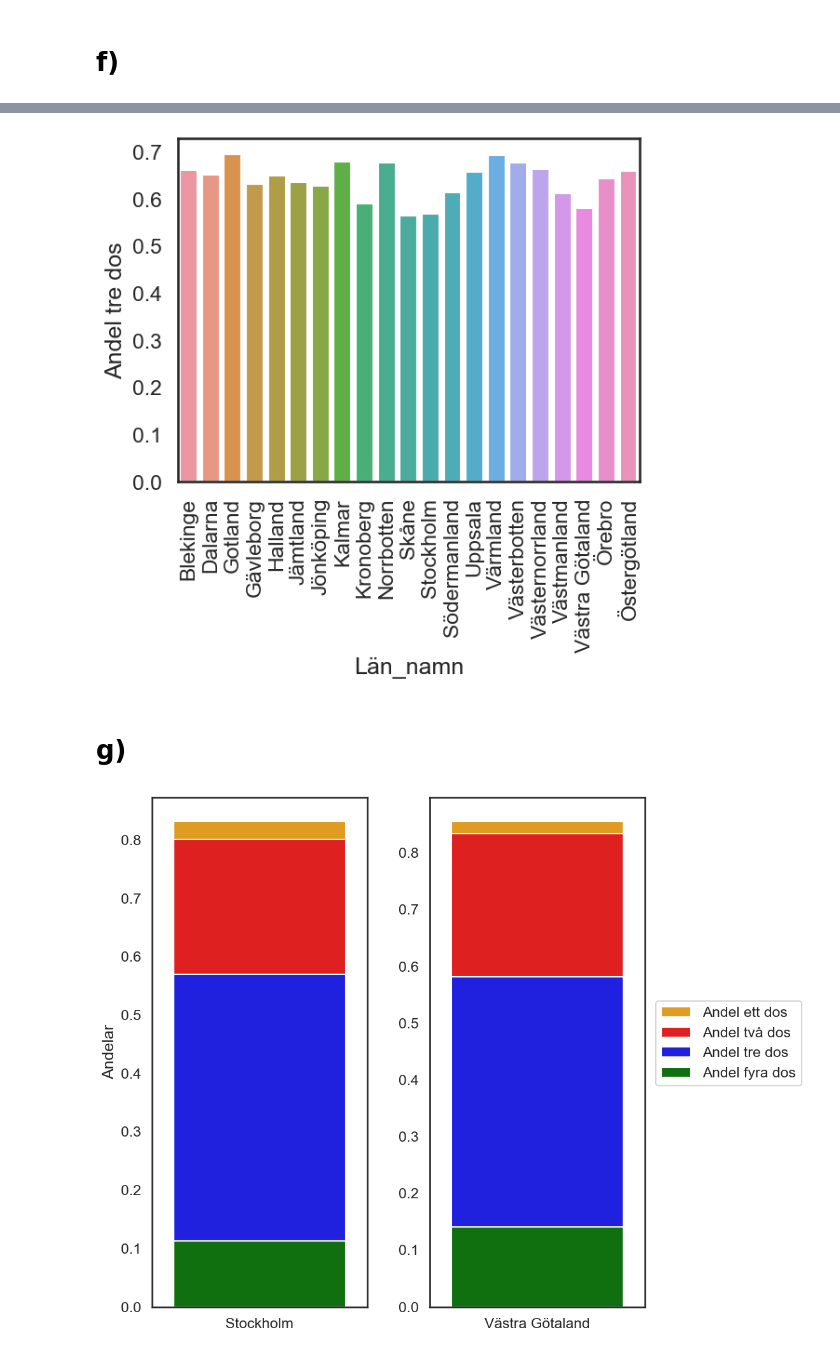
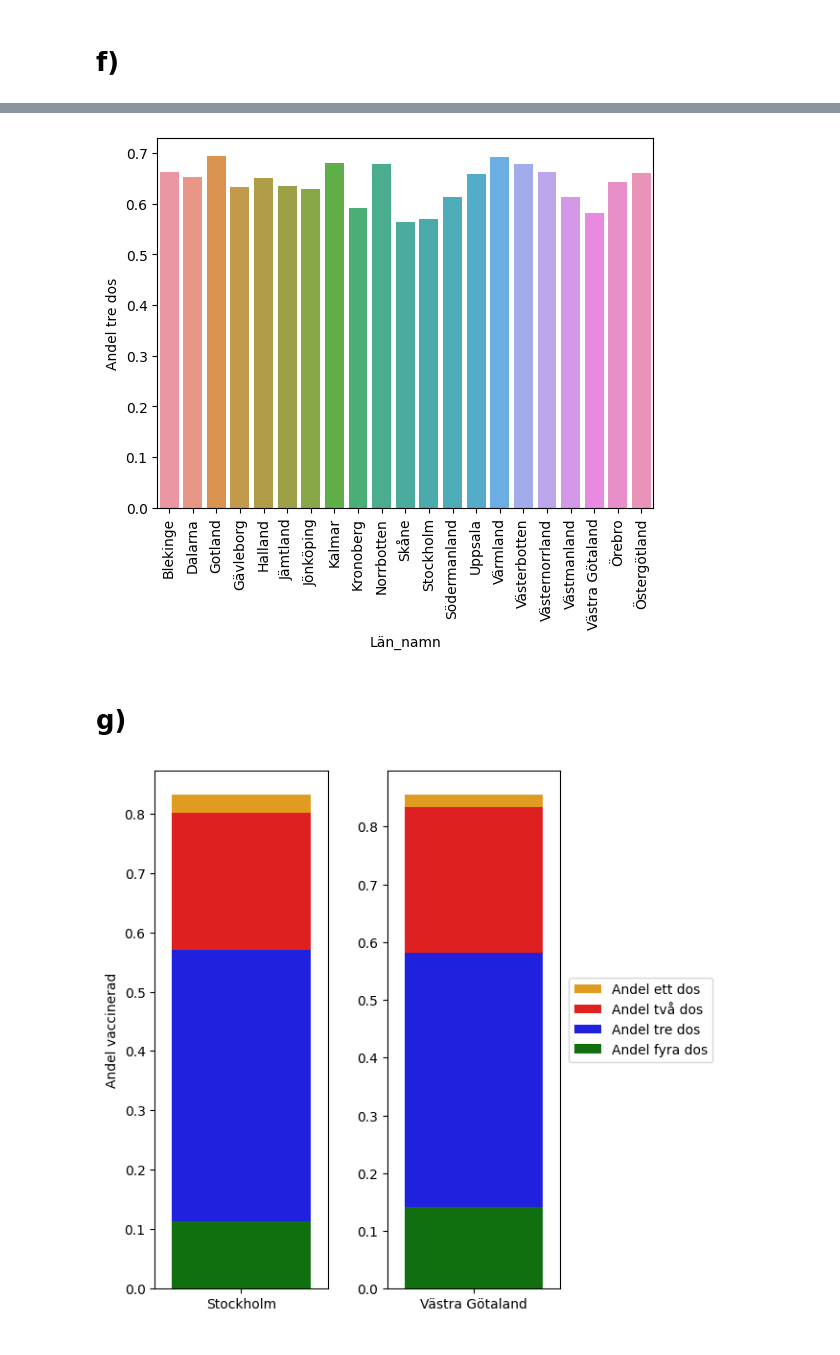
Before and after one commit to GuillermoTuesta/Python-GuillermoTuesta, a Jupyter notebook: IT-Högskolan/Labs/Covid19 - Labb4/Folkhälso data (U1-2).ipynb, the cells around one changed output, grey strips where cells are left out. Cells and saved outputs as stored; diff of their text form; code cells hidden in the pictures.

```diff
--- a/IT-Högskolan/Labs/Covid19 - Labb4/Folkhälso data (U1-2).ipynb
+++ b/IT-Högskolan/Labs/Covid19 - Labb4/Folkhälso data (U1-2).ipynb
@@ -5,20 +8,13 @@ import seaborn.objects as so
 import matplotlib.pyplot as plt
 import plotly_express as px
 
-sns.set_theme()
-sns.set_style('white')
-sns.set_context('talk')
-plt.figure(figsize=(9,10))
-
 infection_statistics_xls = pd.ExcelFile('Rådata/Folkhalsomyndigheten_Covid19.xlsx')
 vaccine_statistics_xls = pd.ExcelFile('Rådata/Folkhalsomyndigheten_Covid19_Vaccine.xlsx')
 
 veckodata_riket = pd.read_excel(infection_statistics_xls, 'Veckodata Riket')
 
-date_column = [f'{year}v{week}' for year, week in zip(veckodata_riket.loc[:,'år'], veckodata_riket.loc[:,'veckonummer'])]
-# Loop through columns 'year' and 'week' and append it as a string in the format 'YYYYvWW', such as '2020v06'.
-# Using zip() lets me loop through both columns at the same time.
-
-veckodata_riket.insert(0, 'Vecka', date_column, True) # Insert new column.
-veckodata_riket = veckodata_riket.drop(['år', 'veckonummer'], axis=1) # Remove 2 columns that were merged.
+veckodata_riket['Vecka'] = [f'{year}v{week}' for year, week in zip(veckodata_riket.loc[:,'år'], veckodata_riket.loc[:,'veckonummer'])]
+# Append a new column 'Vecka' with values of format 'YYYvWW' using pandas vectorisation and zip().
+veckodata_riket.drop(['år', 'veckonummer'], axis=1, inplace=True) # Remove 2 columns that were merged.
+veckodata_riket.head()
 # %% [output]
@@ -129,30 +105,30 @@ fig.set_xticks(x_ticks, län_namn, rotation=90);
 fig = sns.barplot(län_data, x='Län_namn', y='Andel tre dos')
 fig.set_xticks(x_ticks, län_namn, rotation=90);
 # %% [output]
-[figure, old version]
+[figure, new version]
 # %% [markdown]
 # g)
 # %%
 #https://www.statology.org/pandas-select-rows-based-on-column-values/
 stockholm_info = län_data.loc[län_data['Län_namn'] == 'Stockholm'].reset_index().drop('index', axis=1)
 västra_götaland_info = län_data.loc[län_data['Län_namn'] == 'Västra Götaland'].reset_index().drop('index', axis=1)
 
-fig, axes = plt.subplots(1, 2, figsize=(9,9)) # Set a more convenient size.
+fig, axes = plt.subplots(1, 2, figsize=(5,6)) # Set a more convenient size.
 plt.tight_layout()
 
 sns.barplot(stockholm_info, x='Län_namn', y = 'Andel ett dos', color='orange' ,ax = axes[0], label = 'Andel ett dos')
 sns.barplot(stockholm_info, x='Län_namn', y = 'Andel två dos', color='red'    ,ax = axes[0], label = 'Andel två dos')
 sns.barplot(stockholm_info, x='Län_namn', y = 'Andel tre dos', color='blue'   ,ax = axes[0], label = 'Andel tre dos')
 sns.barplot(stockholm_info, x='Län_namn', y = 'Andel fyra dos', color='green'   ,ax = axes[0], label = 'Andel fyra dos')
 sns.barplot(västra_götaland_info, x='Län_namn', y = 'Andel ett dos', color='orange' ,ax = axes[1], label = 'Andel ett dos')
 sns.barplot(västra_götaland_info, x='Län_namn', y = 'Andel två dos', color='red'    ,ax = axes[1], label = 'Andel två dos')
 sns.barplot(västra_götaland_info, x='Län_namn', y = 'Andel tre dos', color='blue'   ,ax = axes[1], label = 'Andel tre dos')
 sns.barplot(västra_götaland_info, x='Län_namn', y = 'Andel fyra dos', color='green'   ,ax = axes[1], label = 'Andel fyra dos')
 axes[0].set_xlabel('')
-axes[0].set_ylabel('Andelar')
+axes[0].set_ylabel('Andel vaccinerad')
 axes[1].set_ylabel('')
 axes[1].set_xlabel('')
 # https://www.statology.org/seaborn-legend-outside/
-plt.legend(bbox_to_anchor=(1.05, 0.6), loc='upper left', borderaxespad=0); # En enkel legend för att förklara hela diagrammet och få denna layout förståelig.
+plt.legend(bbox_to_anchor=(1.05, 0.6), loc='upper left', borderaxespad=0); # Add a legend to show labels of each bar.
 # %% [output]
-[figure, old version]
+[figure, new version]
```
Also changed, not shown: parts of 17 cells of this notebook, 10 other files.
